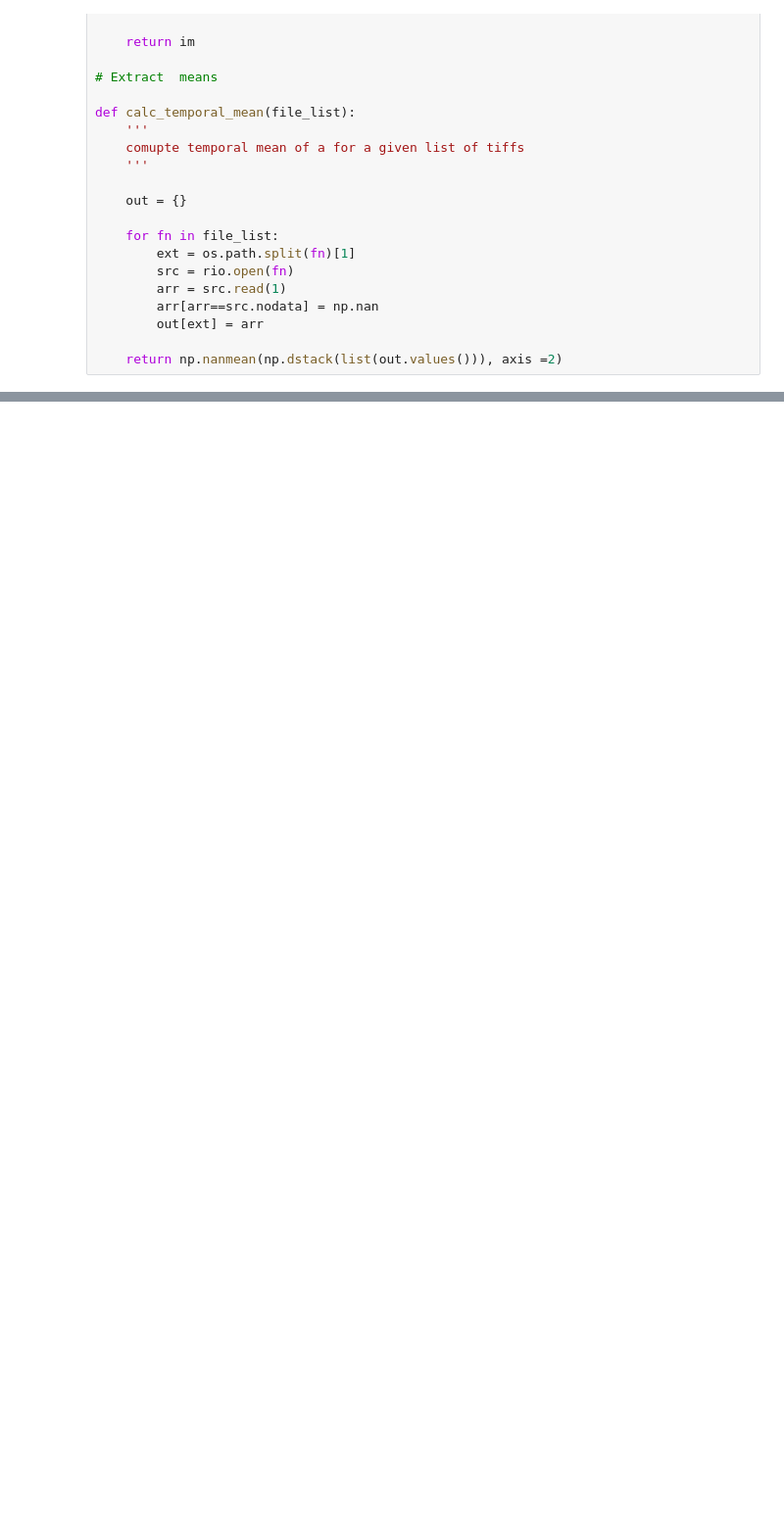
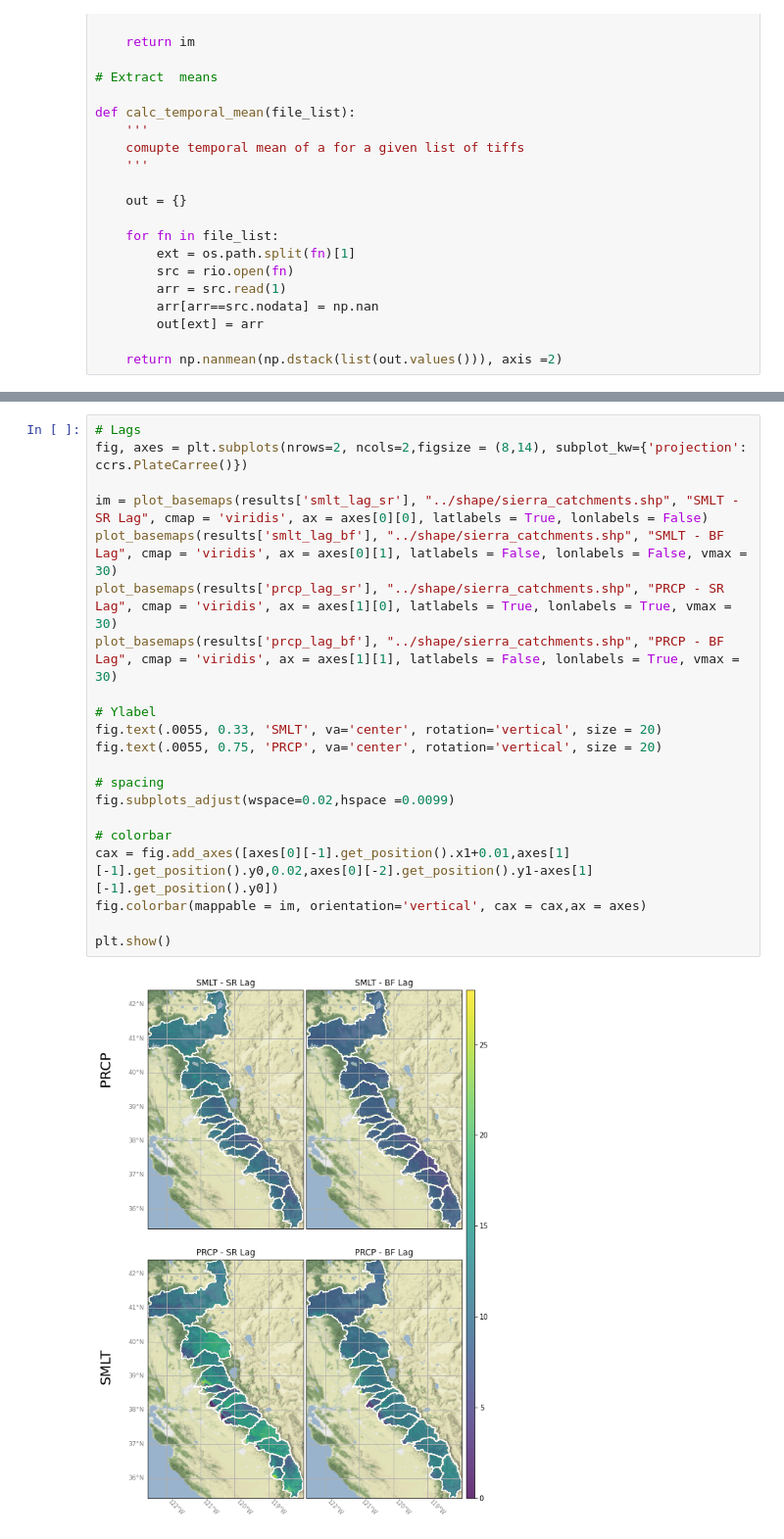
Before and after one commit to kashingtonDC/Baseflow_Source, a Jupyter notebook: code/Moving_Win_Figs.ipynb, the cells around one changed output, grey strips where cells are left out. Shown at 98% size. Saved outputs shown, nothing was run; the diff lists cells and outputs as text; blank space fills up the shorter version.

```diff
--- a/code/Moving_Win_Figs.ipynb
+++ b/code/Moving_Win_Figs.ipynb
@@ -108,0 +257,23 @@ def calc_temporal_mean(file_list):
+# %%
+# Lags
+fig, axes = plt.subplots(nrows=2, ncols=2,figsize = (8,14), subplot_kw={'projection': ccrs.PlateCarree()})
+
+im = plot_basemaps(results['smlt_lag_sr'], "../shape/sierra_catchments.shp", "SMLT - SR Lag", cmap = 'viridis', ax = axes[0][0], latlabels = True, lonlabels = False)
+plot_basemaps(results['smlt_lag_bf'], "../shape/sierra_catchments.shp", "SMLT - BF Lag", cmap = 'viridis', ax = axes[0][1], latlabels = False, lonlabels = False, vmax = 30)
+plot_basemaps(results['prcp_lag_sr'], "../shape/sierra_catchments.shp", "PRCP - SR Lag", cmap = 'viridis', ax = axes[1][0], latlabels = True, lonlabels = True, vmax = 30)
+plot_basemaps(results['prcp_lag_bf'], "../shape/sierra_catchments.shp", "PRCP - BF Lag", cmap = 'viridis', ax = axes[1][1], latlabels = False, lonlabels = True, vmax = 30)
+
+# Ylabel
+fig.text(.0055, 0.33, 'SMLT', va='center', rotation='vertical', size = 20)
+fig.text(.0055, 0.75, 'PRCP', va='center', rotation='vertical', size = 20)
+
+# spacing
+fig.subplots_adjust(wspace=0.02,hspace =0.0099)
+
+# colorbar
+cax = fig.add_axes([axes[0][-1].get_position().x1+0.01,axes[1][-1].get_position().y0,0.02,axes[0][-2].get_position().y1-axes[1][-1].get_position().y0])
+fig.colorbar(mappable = im, orientation='vertical', cax = cax,ax = axes)
+
+plt.show()
+# %% [output]
+[figure, added]
```
Also changed, not shown: parts of 12 cells of this notebook.
